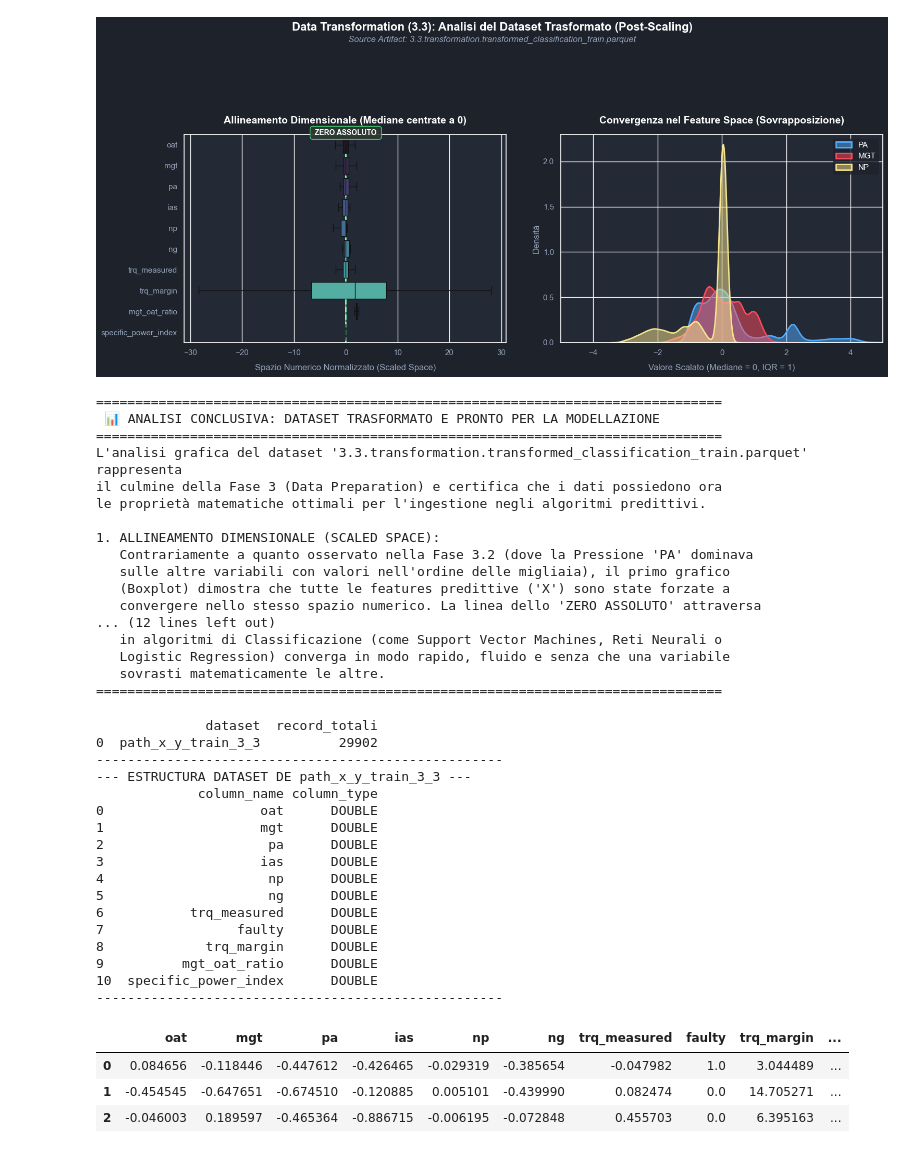
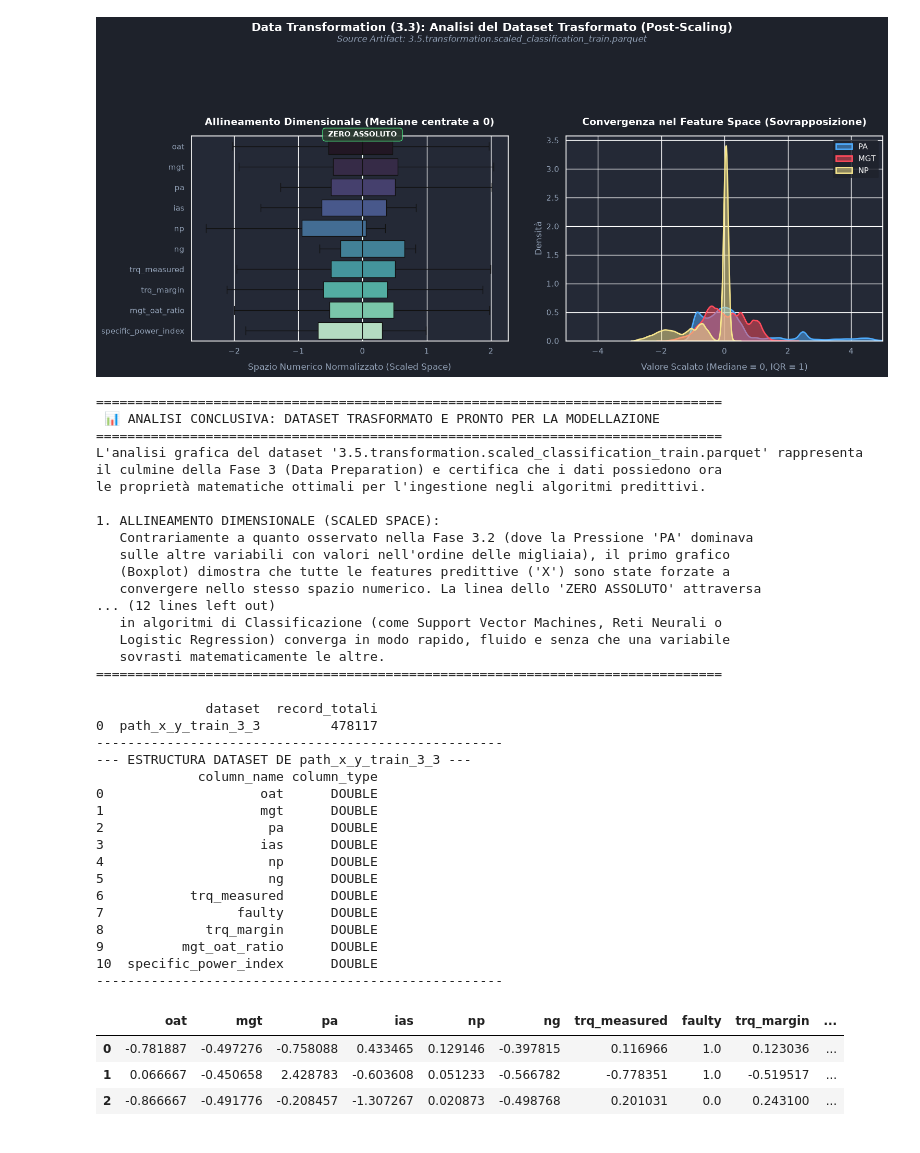
Before and after one commit to Catalinaqi/Project_MPPR-AI_B_PHM_America_2024, a Jupyter notebook: notebooks/phase3_class_analysis.ipynb, the cells around one changed output. Saved outputs shown, nothing was run; the diff lists cells and outputs as text; code cells hidden in the pictures.

```diff
--- a/notebooks/phase3_class_analysis.ipynb
+++ b/notebooks/phase3_class_analysis.ipynb
@@ -44,7 +46,7 @@ root = find_project_root()
 
 # 2. Definisci il percorso verso la cartella di output (la base dei 'runs')
 # l'ultima esecuzione o una specifica
-run_id = "20260621_160737" # O l'ID che sto analizzando
+run_id = "completo" # O l'ID che sto analizzando
 base_run_dir = root / "outputs" / "runs" / "classification" / "phm2024" / run_id
 
 # Definire il percorso di "base fase" per evitare hardcode in tutto il notebook
@@ -1306,7 +1308,7 @@ la 'Model Persistence' (Serializzazione dell'Oggetto).
 # =============================================================================
 
 # Definizione dinamica del nome del file trasformato (Output finale Fase 3.3)
-filename_transformed_train = "3.3.transformation.transformed_classification_train.parquet"
+filename_transformed_train = "3.5.transformation.scaled_classification_train.parquet"
 file_path_transformed = base_phase_path / filename_transformed_train
 
 # Lettura del dataset Parquet trasformato (L'INPUT ENTRA QUI)
@@ -1391,38 +1393,38 @@ analisi_trasformazione_finale = f"""
  📊 ANALISI CONCLUSIVA: DATASET TRASFORMATO E PRONTO PER LA MODELLAZIONE
 ================================================================================
 L'analisi grafica del dataset '{filename_transformed_train}' rappresenta
 il culmine della Fase 3 (Data Preparation) e certifica che i dati possiedono ora
 le proprietà matematiche ottimali per l'ingestione negli algoritmi predittivi.
 
 1. ALLINEAMENTO DIMENSIONALE (SCALED SPACE):
    Contrariamente a quanto osservato nella Fase 3.2 (dove la Pressione 'PA' dominava
    sulle altre variabili con valori nell'ordine delle migliaia), il primo grafico
    (Boxplot) dimostra che tutte le features predittive ('X') sono state forzate a
    convergere nello stesso spazio numerico. La linea dello 'ZERO ASSOLUTO' attraversa
    perfettamente tutte le mediane. Il target binario ('{target_col}') è stato escluso
    da questa vista proprio perché è stato preservato nella sua codifica nativa (0/1).
 
 2. CONVERGENZA DELLE DISTRIBUZIONI (KDE OVERLAP):
    Il secondo grafico evidenzia la potenza del 'RobustScaler'. Selezionando tre
    variabili continue originariamente incompatibili ({', '.join([f.upper() for f in feature_esempi])}),
    si osserva come le loro curve di densità probabilistica ora si sovrappongano
    elegantemente attorno allo 0.
 
 3. IMPATTO SULLA FASE 4 (MODELING):
    Questa rigorosa standardizzazione è un prerequisito fondamentale per la
    Fase 4. Assicura che la ricerca dell'iperpiano di separazione (Decision Boundary)
    in algoritmi di Classificazione (come Support Vector Machines, Reti Neurali o
    Logistic Regression) converga in modo rapido, fluido e senza che una variabile
    sovrasti matematicamente le altre.
 ================================================================================
 """
 print(analisi_trasformazione_finale)
 # %% [output]
-[figure, old version]
+[figure, new version]
 ================================================================================
  📊 ANALISI CONCLUSIVA: DATASET TRASFORMATO E PRONTO PER LA MODELLAZIONE
 ================================================================================
-L'analisi grafica del dataset '3.3.transformation.transformed_classification_train.parquet' rappresenta
+L'analisi grafica del dataset '3.5.transformation.scaled_classification_train.parquet' rappresenta
 il culmine della Fase 3 (Data Preparation) e certifica che i dati possiedono ora
 le proprietà matematiche ottimali per l'ingestione negli algoritmi predittivi.
 
@@ -1438,7 +1440,7 @@ le proprietà matematiche ottimali per l'ingestione negli algoritmi predittivi.
 ================================================================================
 # %%
 
-path_x_y_train_3_3 = base_run_dir / "phase3_data_preparation" / ("3.3.transformation.transformed_classification_train.parquet")
+path_x_y_train_3_3 = base_run_dir / "phase3_data_preparation" / ("3.5.transformation.scaled_classification_train.parquet")
 
 query_conteos = f"""
 SELECT 'path_x_y_train_3_3' as dataset, count(*) as record_totali FROM parquet_scan
@@ -1455,7 +1457,7 @@ df_duck = con.sql(query).df()
 display(df_duck)
 # %% [output]
               dataset  record_totali
-0  path_x_y_train_3_3          29902
+0  path_x_y_train_3_3         478117
 ----------------------------------------------------
 --- ESTRUCTURA DATASET DE path_x_y_train_3_3 ---
              column_name column_type
@@ -1472,9 +1474,9 @@ display(df_duck)
 10  specific_power_index      DOUBLE
 ----------------------------------------------------
 |  | oat | mgt | pa | ias | np | ng | trq_measured | faulty | trq_margin | ... |
-| 0 | 0.084656 | -0.118446 | -0.447612 | -0.426465 | -0.029319 | -0.385654 | -0.047982 | 1.0 | 3.044489 | ... |
-| 1 | -0.454545 | -0.647651 | -0.674510 | -0.120885 | 0.005101 | -0.439990 | 0.082474 | 0.0 | 14.705271 | ... |
-| 2 | -0.046003 | 0.189597 | -0.465364 | -0.886715 | -0.006195 | -0.072848 | 0.455703 | 0.0 | 6.395163 | ... |
+| 0 | -0.781887 | -0.497276 | -0.758088 | 0.433465 | 0.129146 | -0.397815 | 0.116966 | 1.0 | 0.123036 | ... |
+| 1 | 0.066667 | -0.450658 | 2.428783 | -0.603608 | 0.051233 | -0.566782 | -0.778351 | 1.0 | -0.519517 | ... |
+| 2 | -0.866667 | -0.491776 | -0.208457 | -1.307267 | 0.020873 | -0.498768 | 0.201031 | 0.0 | 0.243100 | ... |
 # %%
 # ---------------- FORMATTAZIONE DEI DATI (3.3 data_formatting)
 # %%
```
Also changed, not shown: parts of 25 cells of this notebook, 3 other files.
